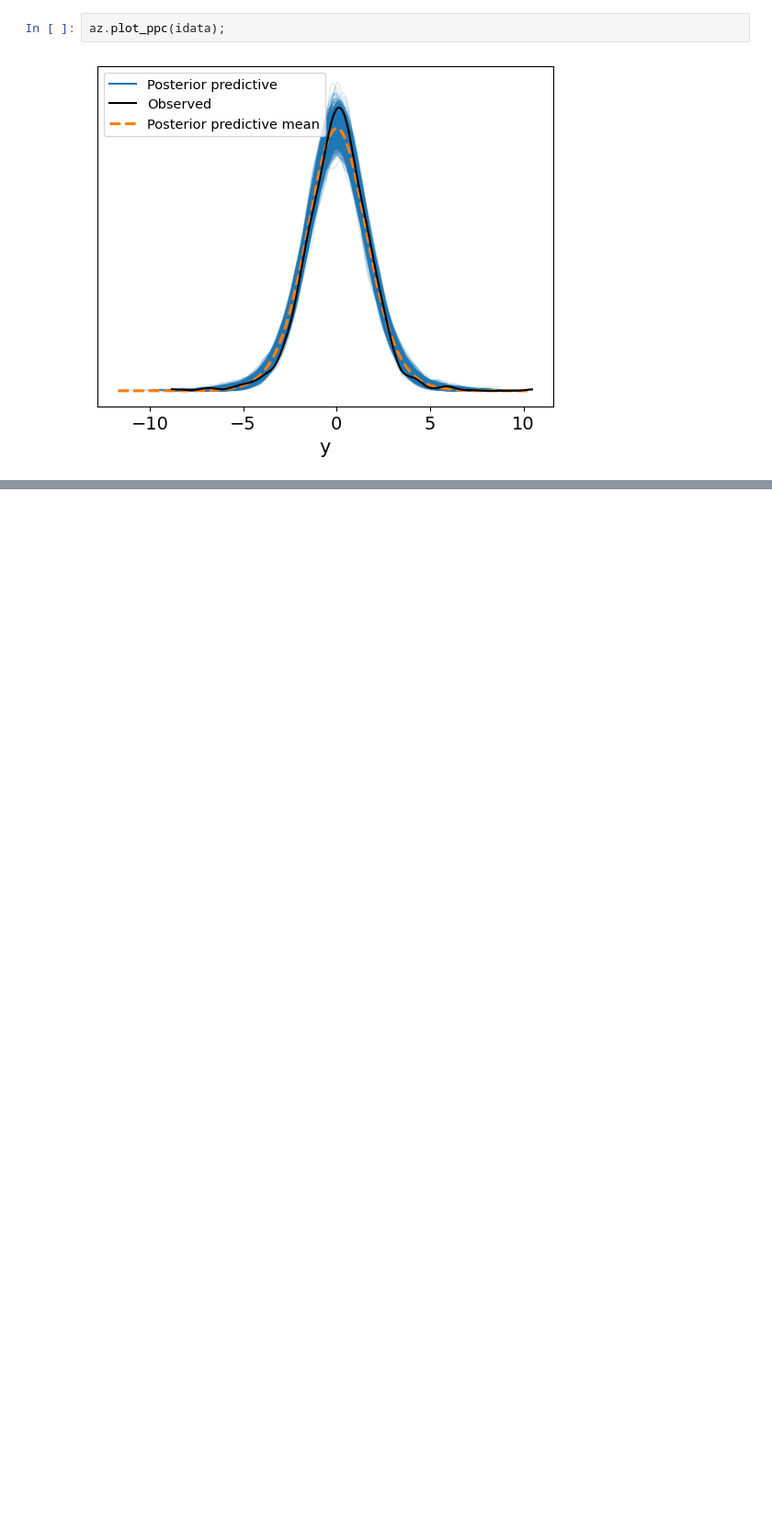
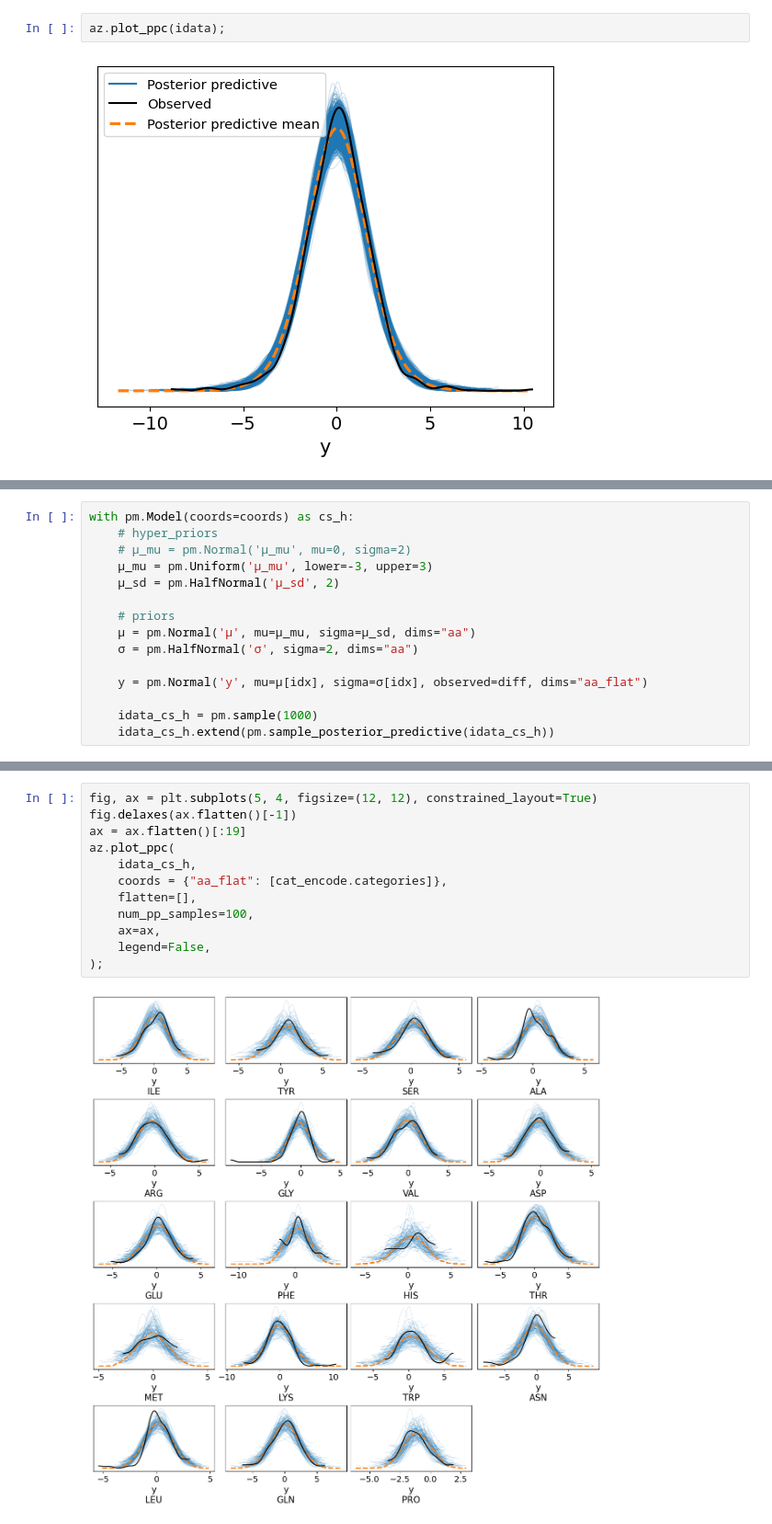
Before and after one commit to nazarenomm/Estadistica-e-Inferencia-2, a Jupyter notebook: ejercicios/ejercicios_04_01_nazareno_magallanes.ipynb, the cells around one changed output, grey strips where cells are left out. Shown at 92% size. Saved outputs shown, nothing was run; the diff lists cells and outputs as text; blank space fills up the shorter version.

```diff
--- a/ejercicios/ejercicios_04_01_nazareno_magallanes.ipynb
+++ b/ejercicios/ejercicios_04_01_nazareno_magallanes.ipynb
@@ -150,0 +175,15 @@ Sampling: [y]
+# %%
+with pm.Model(coords=coords) as cs_h:
+    # hyper_priors
+    # μ_mu = pm.Normal('μ_mu', mu=0, sigma=2)
+    μ_mu = pm.Uniform('μ_mu', lower=-3, upper=3)
+    μ_sd = pm.HalfNormal('μ_sd', 2)
+
+    # priors
+    μ = pm.Normal('μ', mu=μ_mu, sigma=μ_sd, dims="aa")
+    σ = pm.HalfNormal('σ', sigma=2, dims="aa")
+
+    y = pm.Normal('y', mu=μ[idx], sigma=σ[idx], observed=diff, dims="aa_flat")
+
+    idata_cs_h = pm.sample(1000)
+    idata_cs_h.extend(pm.sample_posterior_predictive(idata_cs_h))
@@ -150,0 +204,14 @@ Sampling: [y]
+# %%
+fig, ax = plt.subplots(5, 4, figsize=(12, 12), constrained_layout=True)
+fig.delaxes(ax.flatten()[-1])
+ax = ax.flatten()[:19]
+az.plot_ppc(
+    idata_cs_h,
+    coords = {"aa_flat": [cat_encode.categories]},
+    flatten=[],
+    num_pp_samples=100,
+    ax=ax,
+    legend=False,
+);
+# %% [output]
+[figure, added]
```
Also changed, not shown: parts of 30 cells of this notebook.
